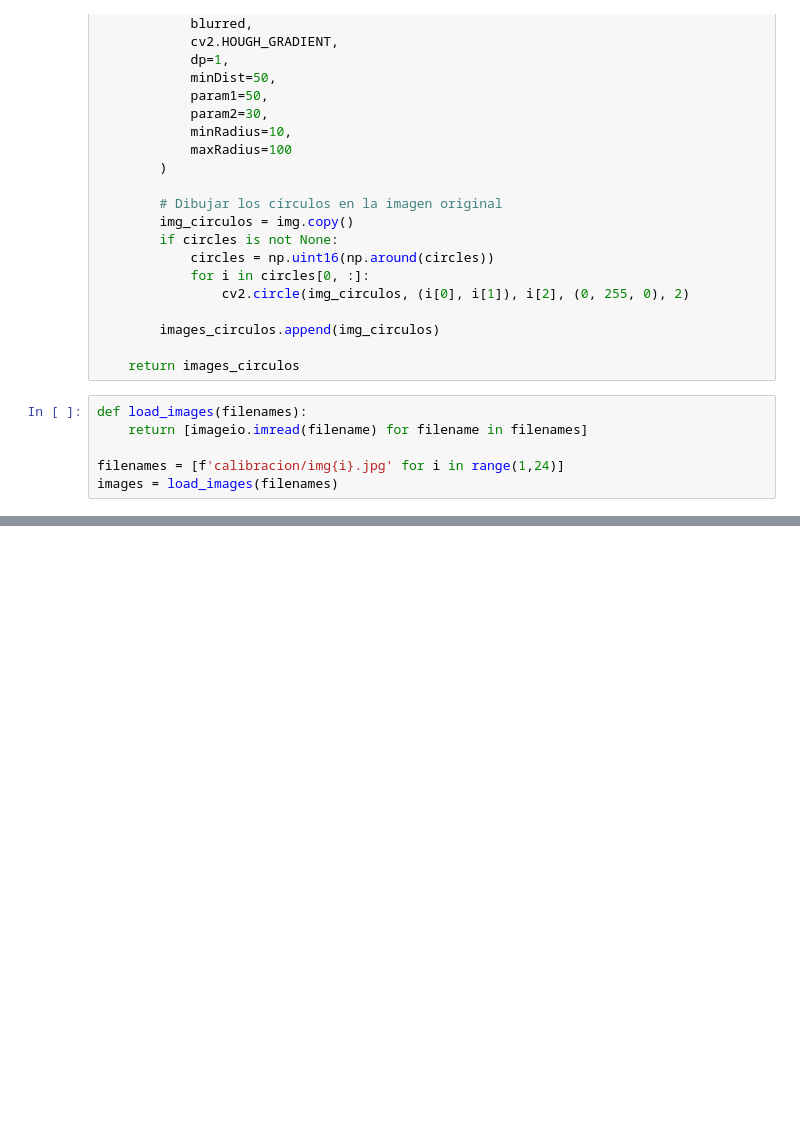
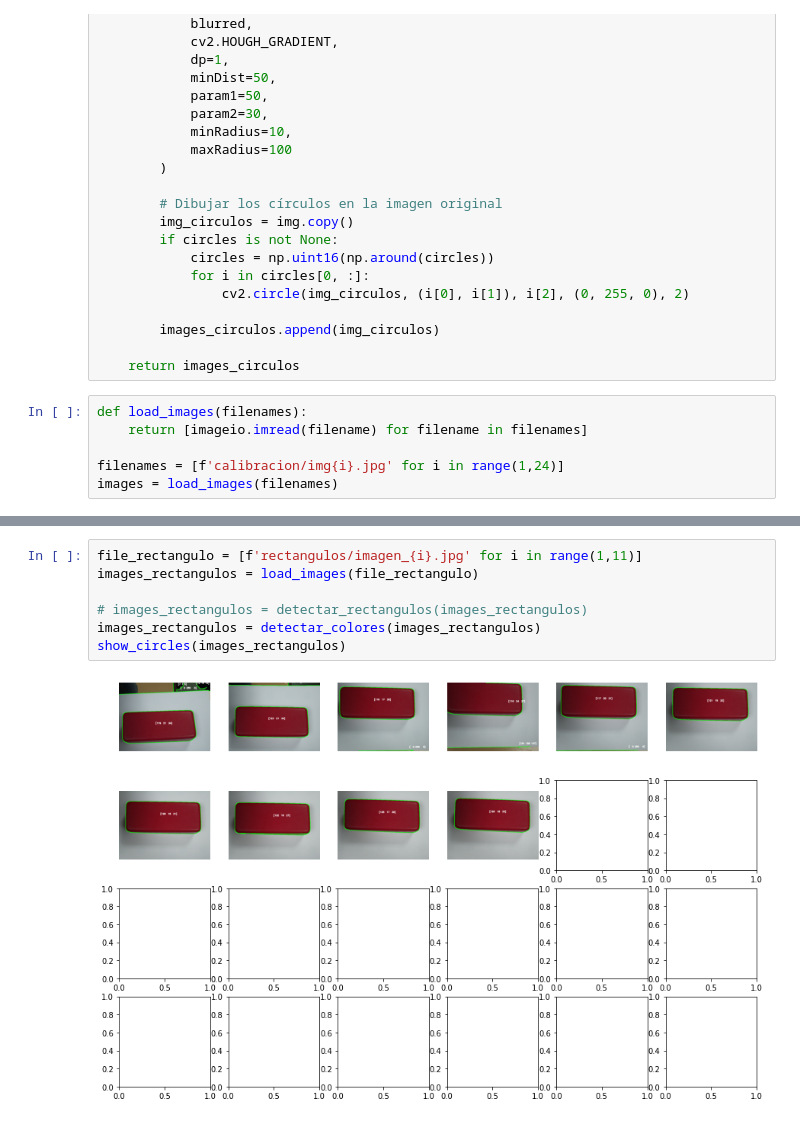
Before and after one commit to lara-ocon/CarreraCanicas, a Jupyter notebook: detectar_circulos.ipynb, the cells around one changed output, grey strips where cells are left out. Drawn from its saved outputs; the diff is of its cells as text; blank space fills up the shorter version.

```diff
--- a/detectar_circulos.ipynb
+++ b/detectar_circulos.ipynb
@@ -55,0 +126,9 @@ show_circles(images_circulos)
+# %%
+file_rectangulo = [f'rectangulos/imagen_{i}.jpg' for i in range(1,11)]
+images_rectangulos = load_images(file_rectangulo)
+
+# images_rectangulos = detectar_rectangulos(images_rectangulos)
+images_rectangulos = detectar_colores(images_rectangulos)
+show_circles(images_rectangulos)
+# %% [output]
+[figure, added]
```
Also changed, not shown: parts of 4 cells of this notebook, 27 other files.
